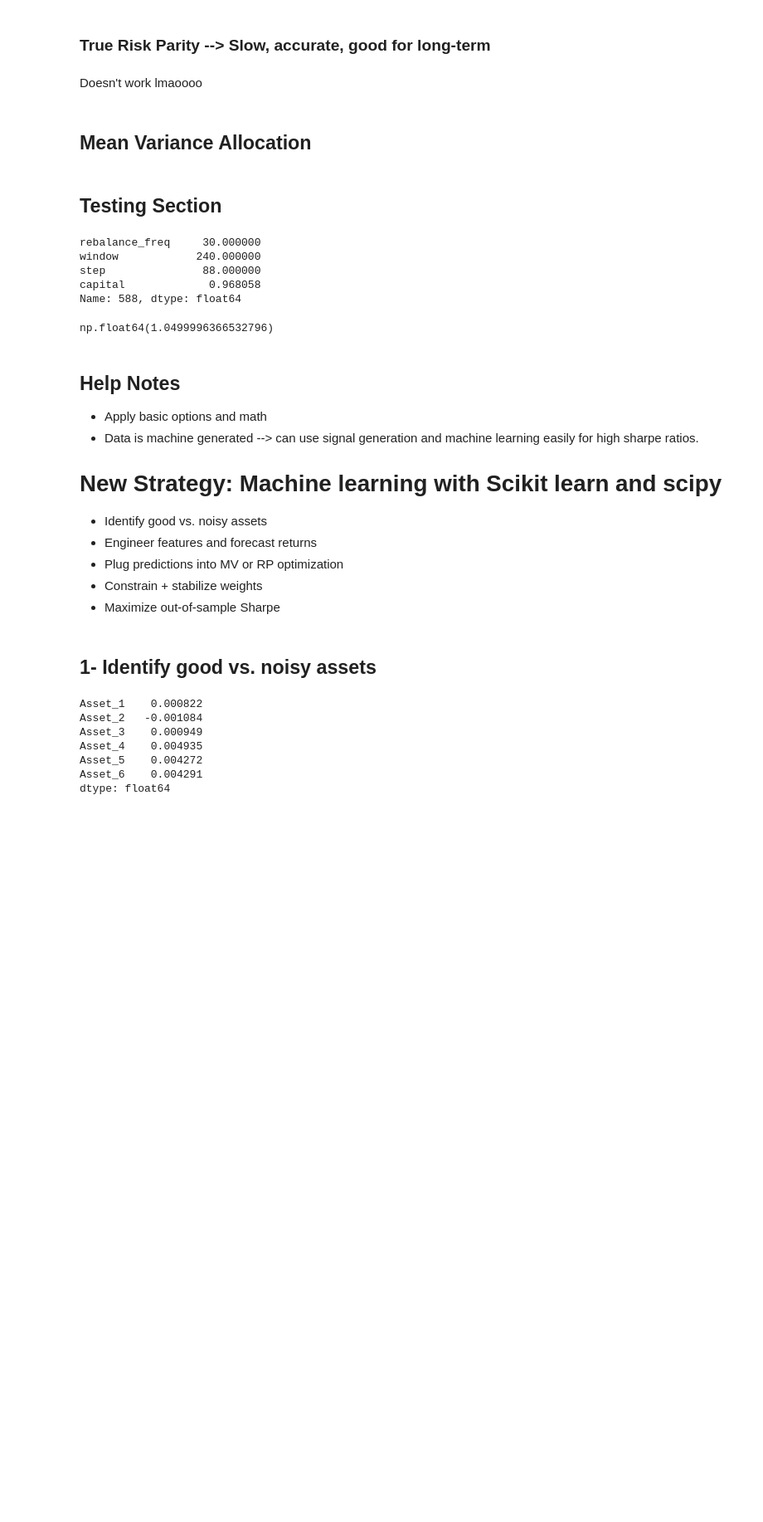
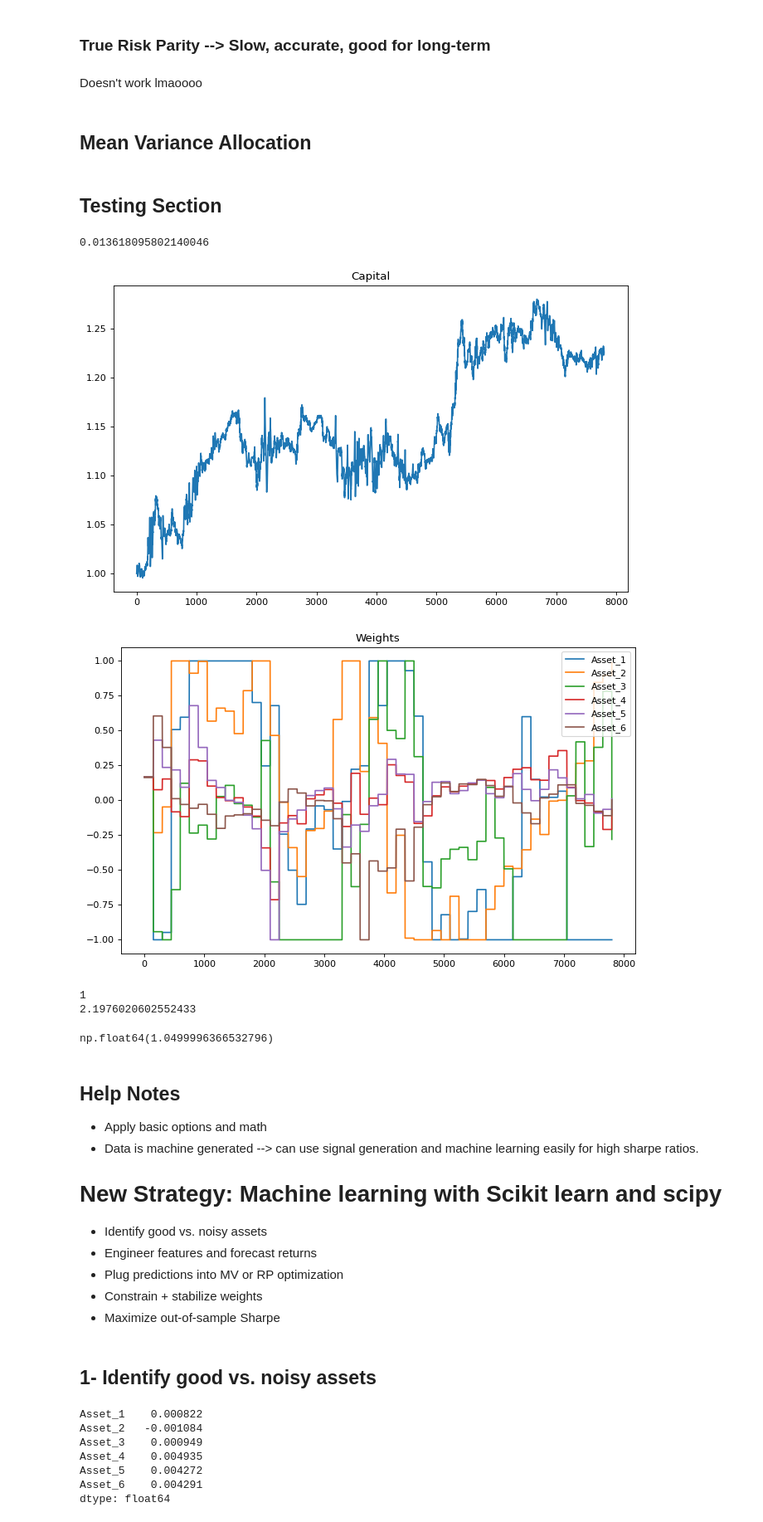
Before and after one commit to Lawrence2005/UChicago-Trading-Competition, a Jupyter notebook: Case2_HO_Independent.ipynb, the cells around one changed output. Shown at 83% size. Cells and saved outputs as stored; diff of their text form; code cells hidden in the pictures; blank space fills up the shorter version.

```diff
--- a/Case2_HO_Independent.ipynb
+++ b/Case2_HO_Independent.ipynb
@@ -294,13 +294,7 @@ class MV_Alloc():
             return self.current_weights
 
         # Expected returns & covariance
-        # Rolling momentum (simple mean return over recent window)
-        momentum = np.mean(returns[-60:], axis=0)
-
-        # Risk-adjusted expected return
-        vol = np.std(returns[-60:], axis=0)
-        mu = momentum / (vol + 1e-6)  # Add epsilon to avoid division by zero
-
+        mu = np.mean(returns, axis=0)
         cov = np.cov(returns.T)
 
         # Tangency portfolio
@@ -309,7 +303,7 @@ class MV_Alloc():
 
             # Target return scaling (optional)
             expected_return = mu @ allocation
-            allocation *= 0.2 / expected_return
+            allocation *= 0.0075 / expected_return
 
             # Constraint to max leverage of 1
             max_leverage = 1.0 / np.max(np.abs(allocation))
@@ -332,44 +326,48 @@ TRAIN, TEST = train_test_split(data, test_size = 0.2, shuffle = False)
 def grading_1(train_data, test_data, rebalance_freq, window):
     '''
     Grading Script
     '''
     weights = np.full(shape=(len(test_data.index),6), fill_value=0.0)
     alloc = MV_Alloc(train_data, 150, 900)
     for i in range(0,len(test_data)):
         weights[i,:] = alloc.allocate_portfolio(test_data.iloc[i,:])
         if np.sum(weights < -1) or np.sum(weights > 1):
             raise Exception("Weights Outside of Bounds")
 
     capital = [1]
     for i in range(len(test_data) - 1):
         shares = capital[-1] * weights[i] / np.array(test_data.iloc[i,:])
         balance = capital[-1] - np.dot(shares, np.array(test_data.iloc[i,:]))
         net_change = np.dot(shares, np.array(test_data.iloc[i+1,:]))
         capital.append(balance + net_change)
     capital = np.array(capital)
     returns = (capital[1:] - capital[:-1]) / capital[:-1]
 
     if np.std(returns) != 0:
         sharpe = np.mean(returns) / np.std(returns)
     else:
         sharpe = 0
 
     return sharpe, capital, weights
 
-#sharpe, capital, weights = grading_1(TRAIN, TEST, 150, 900)
+sharpe, capital, weights = grading_1(TRAIN, TEST, 150, 900)
 #Sharpe gets printed to command line
-#print(sharpe)
+print(sharpe)
 
-# plt.figure(figsize=(10, 6), dpi=80)
-# plt.title("Capital")
-# plt.plot(np.arange(len(TEST)), capital)
-# plt.show()
+plt.figure(figsize=(10, 6), dpi=80)
+plt.title("Capital")
+plt.plot(np.arange(len(TEST)), capital)
+plt.show()
 
-# plt.figure(figsize=(10, 6), dpi=80)
-# plt.title("Weights")
-# plt.plot(np.arange(len(TEST)), weights)
-# plt.legend(TEST.columns)
-# plt.show()
+plt.figure(figsize=(10, 6), dpi=80)
+plt.title("Weights")
+plt.plot(np.arange(len(TEST)), weights)
+plt.legend(TEST.columns)
+plt.show()
+# %% [output]
+0.013618095802140046
+[figure, added]
+[figure, added]
 # %%
 import math
 # sharpe_results_df = pd.DataFrame(sharpe_results)
@@ -386,14 +384,11 @@ adjusted_sharpe = sharpe_results_df
 adjusted_sharpe['sharpe'] = adjusted_sharpe['sharpe'] * math.sqrt(7800)
 
 max_id = adjusted_sharpe['sharpe'].idxmax()
-
-capital_results_df.iloc[588]
+print(max_id)
+print(adjusted_sharpe['sharpe'].max())
 # %% [output]
-rebalance_freq     30.000000
-window            240.000000
-step               88.000000
-capital             0.968058
-Name: 588, dtype: float64
+1
+2.1976020602552433
 # %%
 capital_results_df['capital'].max()
 # %% [output]
```
Also changed, not shown: parts of 3 cells of this notebook, 4 other files.
